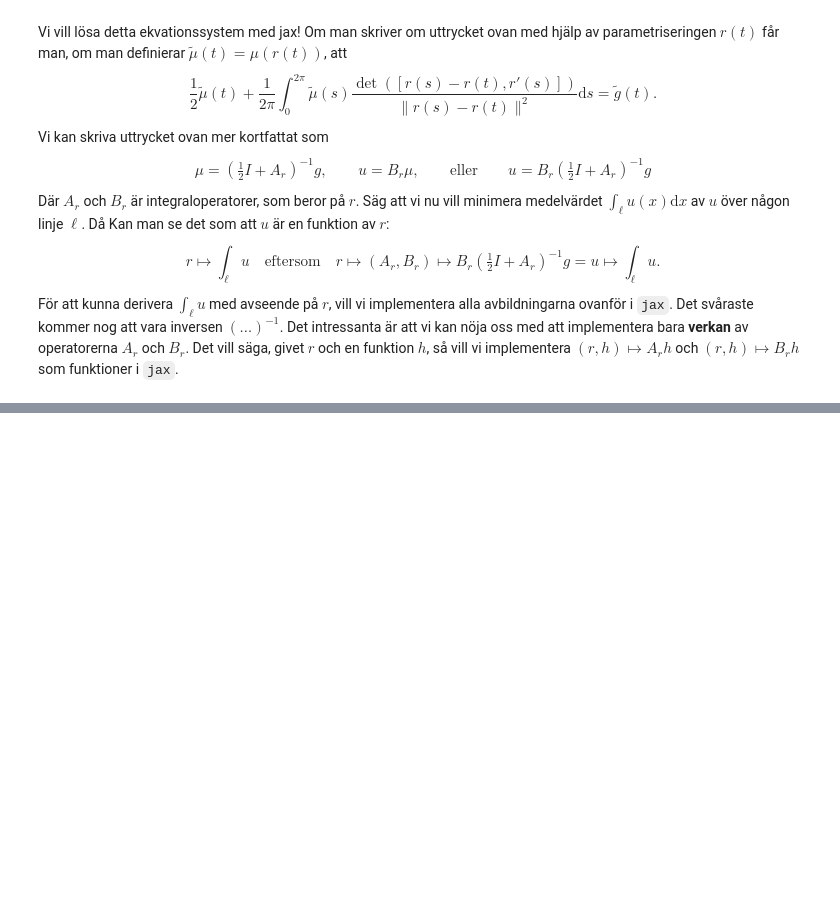
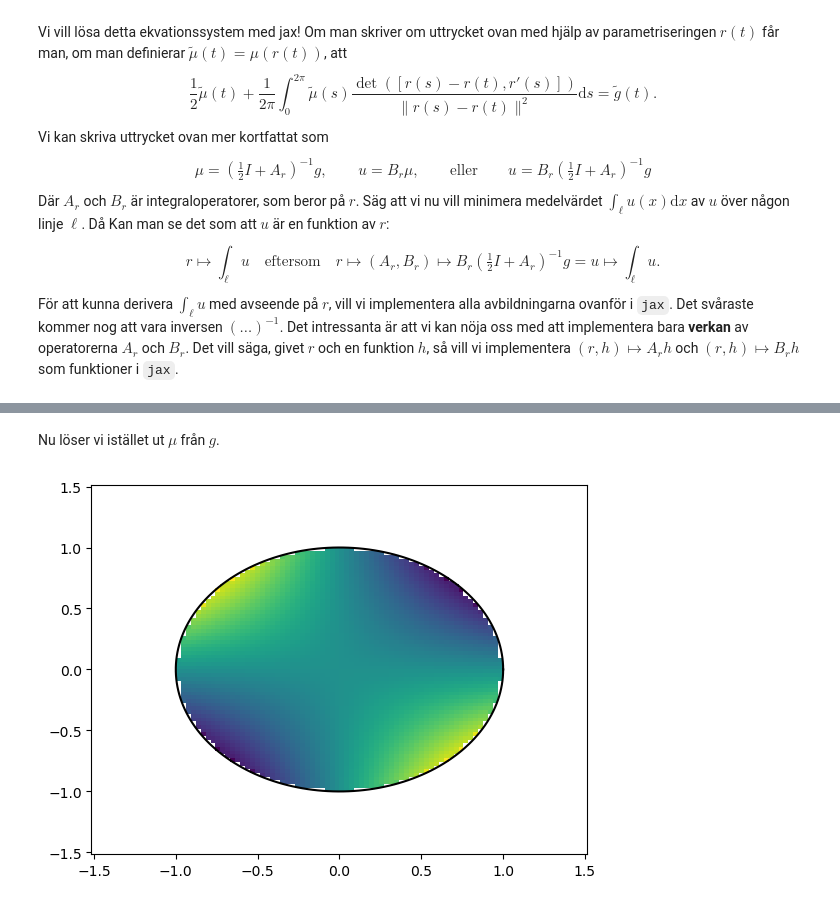
Before and after one commit to emastr/kex-asta-rebecka, a Jupyter notebook: randint_inro.ipynb, the cells around one changed output, grey strips where cells are left out. Drawn from its saved outputs; the diff is of its cells as text; code cells hidden in the pictures; blank space fills up the shorter version.

```diff
--- a/randint_inro.ipynb
+++ b/randint_inro.ipynb
@@ -97,0 +178,30 @@ grad(f, argnums=(0, 1))(1., 1.)
+# %% [markdown]
+Nu löser vi istället ut $\mu$ från $g$.
+# %%
+from jaxopt.linear_solve import solve_gmres as solve
+
+def plot_field(mu_discr, t_discr, w_discr, r, mask, **kwargs):
+    muw_discr = mu_discr * w_discr
+    field = lambda x, y: integral_operator(r, lambda t: 1, (x, y), t_discr=t_discr, w_discr=muw_discr)
+    masked_field = lambda x, y: jnp.where(mask(x, y), field(x, y), jnp.nan)
+
+    x = jnp.linspace(-1.5, 1.5, 100)
+    X, Y = jnp.meshgrid(x, x)
+    Z = vmap(masked_field)(X.flatten(), Y.flatten()).reshape(X.shape)
+    plt.pcolormesh(X, Y, Z, **kwargs)
+
+
+r_a = lambda a: lambda t: (jnp.cos(t) + a*jnp.cos(4*t), jnp.sin(t)+a*jnp.sin(4*t)) # En cirkel
+g = lambda t: jnp.sin(2*t)
+
+r = r_a(0.)
+
+[t_discr, w_discr] = trapezoid(200).values()
+g_discr = vmap(g)(t_discr)
+
+matvec_discr = lambda v_discr: matvec(r, v_discr, t_discr, w_discr)
+mu_discr = solve(matvec_discr, g_discr, tol=1e-3, maxiter=1000)
+plot_field(mu_discr, t_discr, w_discr, r, lambda x, y: x**2 + y**2 < 0.99**2)
+plot_curve(r, color="black")
+# %% [output]
+[figure, added]
```
Also changed, not shown: parts of 4 cells of this notebook.
